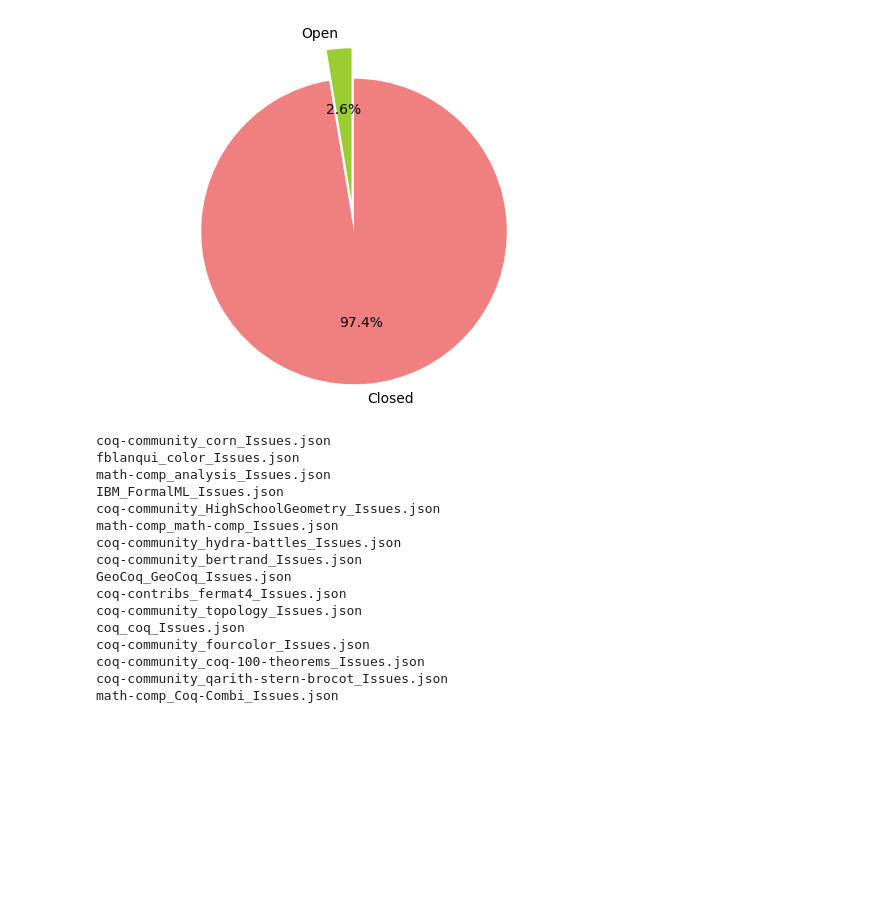
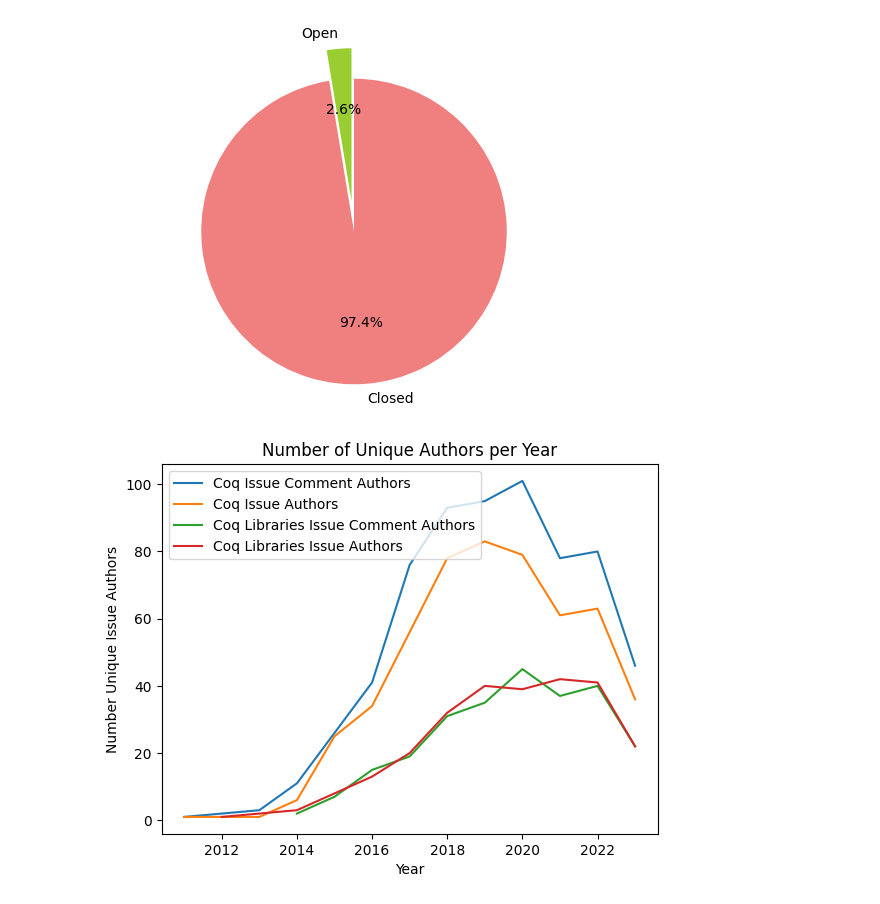
Before and after one commit to minsungc/aseproject2023, a Jupyter notebook: coq_figures.ipynb, the cells around one changed output. Cells and saved outputs as stored; diff of their text form; code cells hidden in the pictures; blank space fills up the shorter version.

Commit message:
Coq figures

```diff
--- a/coq_figures.ipynb
+++ b/coq_figures.ipynb
@@ -474,23 +480,15 @@ iua_lean_lib = issue_authors_lib.groupby('year')['author'].nunique()
 prcua_lean_lib = pr_comment_authors_lib.groupby('year')['author'].nunique()
 prua_lean_lib = pr_authors_lib.groupby('year')['author'].nunique()
 cua_lean_lib = commit_authors_lib.groupby('year')['author'].nunique()
-# %%
-for filename in os.listdir('DataCollection/coq-issues'):
-    print(filename)
-# %% [output]
-coq-community_corn_Issues.json
-fblanqui_color_Issues.json
-math-comp_analysis_Issues.json
-IBM_FormalML_Issues.json
-coq-community_HighSchoolGeometry_Issues.json
-math-comp_math-comp_Issues.json
-coq-community_hydra-battles_Issues.json
-coq-community_bertrand_Issues.json
-GeoCoq_GeoCoq_Issues.json
-coq-contribs_fermat4_Issues.json
-coq-community_topology_Issues.json
-coq_coq_Issues.json
-coq-community_fourcolor_Issues.json
-coq-community_coq-100-theorems_Issues.json
-coq-community_qarith-stern-brocot_Issues.json
-math-comp_Coq-Combi_Issues.json
+# %%
+icua_lean_lang.plot(kind='line', label='Coq Issue Comment Authors')
+iua_lean_lang.plot(kind='line', label='Coq Issue Authors')
+icua_lean_lib.plot(kind='line', label='Coq Libraries Issue Comment Authors')
+iua_lean_lib.plot(kind='line', label='Coq Libraries Issue Authors')
+plt.xlabel('Year')
+plt.ylabel('Number Unique Issue Authors')
+plt.title('Number of Unique Authors per Year')
+plt.legend()
+plt.show()
+# %% [output]
+[figure, added]
```
Also changed, not shown: parts of 7 cells of this notebook, 4 other files.
